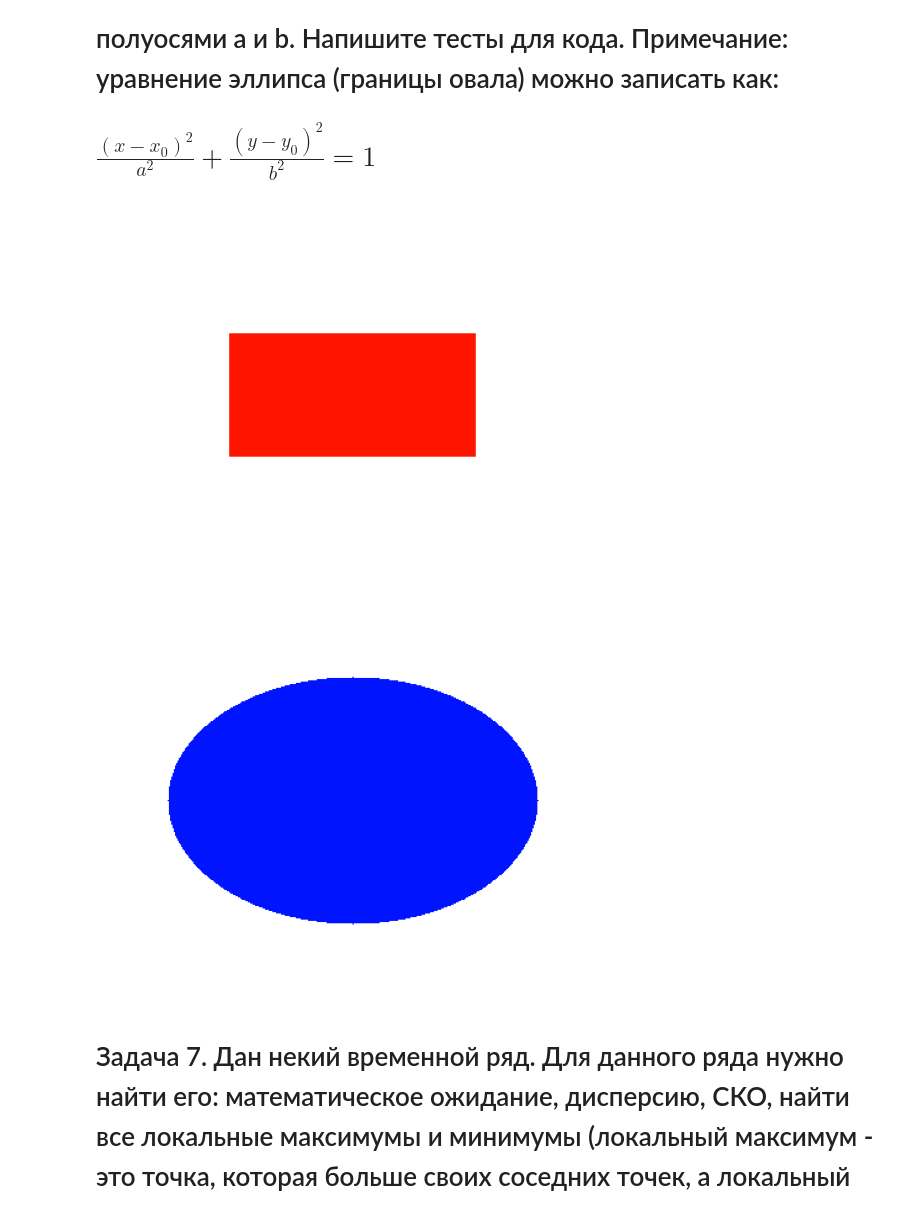
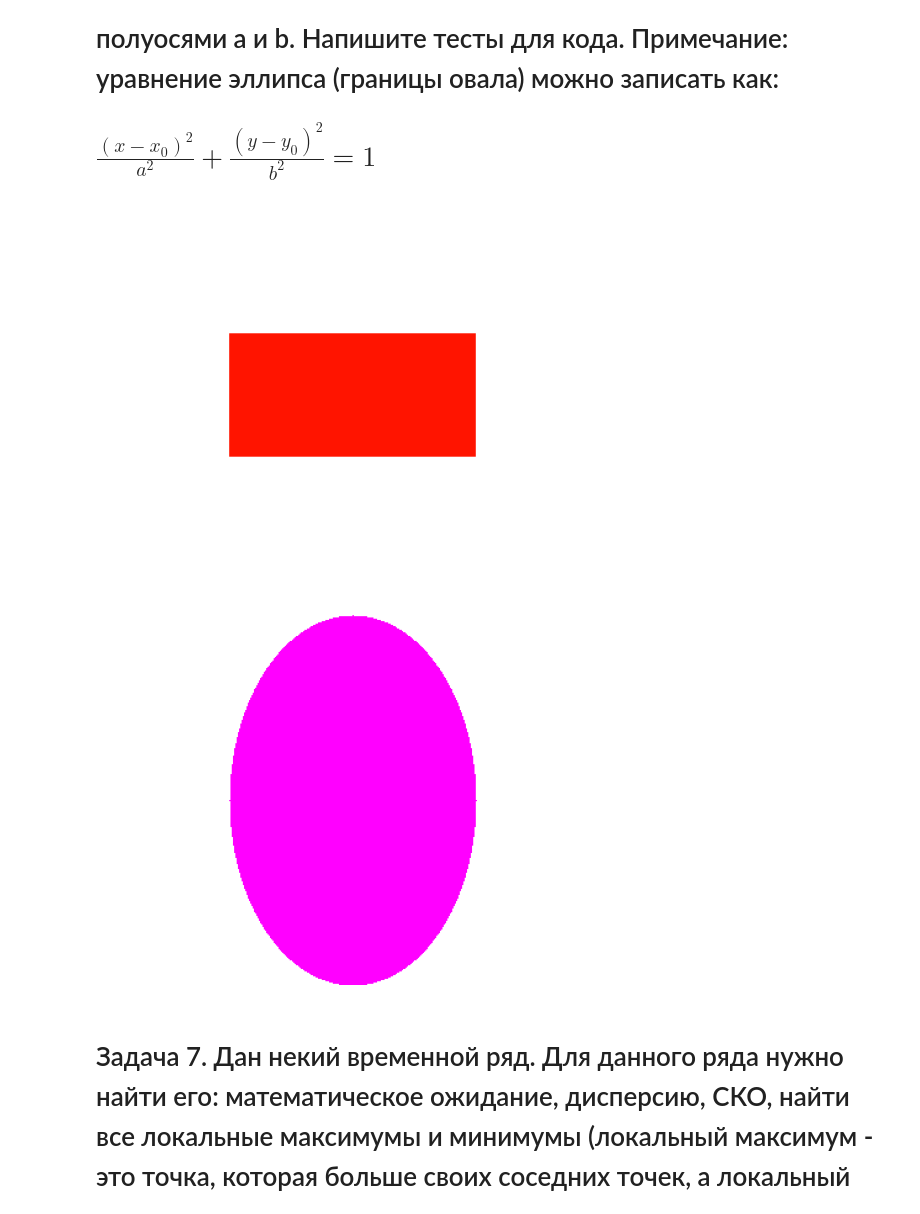
Before and after one commit to Vihla09/Lab1, a Jupyter notebook: IsNumpy.ipynb, the cells around one changed output. Drawn from its saved outputs; the diff is of its cells as text; code cells hidden in the pictures.

```diff
--- a/IsNumpy.ipynb
+++ b/IsNumpy.ipynb
@@ -173,8 +211,7 @@ chess(7,4,15,4)
 Примечание: уравнение эллипса (границы овала) можно записать как:
 <h1>$\frac{(x-x_0)^2}{a^2}+\frac{(y-y_0)^2}{b^2}=1$
 # %%
-import numpy as np
-import matplotlib.pyplot as plt
+
 
 def draw_rectangle(a, b, m, n, rectangle_color, background_color):
 
@@ -191,35 +228,35 @@ def draw_rectangle(a, b, m, n, rectangle_color, background_color):
     # Отображаем изображение
     plt.imshow(image)
     plt.axis('off')
     plt.show()
 
 def draw_ellipse(a, b, m, n, ellipse_color, background_color):
 
     #Овал на изображении заданного размера с заданными цветами.
     image = np.full((m, n, 3), background_color, dtype=np.uint8)
 
     #Центр овала
     x0, y0 = int(n / 2), int(m / 2)
 
     #Координатную сетка
     y, x = np.ogrid[0:m, 0:n]
     # Уравнение овала
     mask = ((x - x0) ** 2 / (a ** 2) + (y - y0) ** 2 / (b ** 2)) <= 1
 
     #Овал
     image[mask] = ellipse_color
 
     # Отображаем изображение
     plt.imshow(image)
     plt.axis('off')
     plt.show()
 
 # Тесты
 draw_rectangle(200, 100, 300, 400, (255, 20, 0), (255, 255, 255))
-draw_ellipse(150, 100, 300, 400, (0, 20, 255), (255, 255, 255))
+draw_ellipse(100, 150, 300, 400, (255, 0, 255), (255, 255, 255))
 # %% [output]
 [figure]
-[figure, old version]
+[figure, new version]
 # %% [markdown]
 <h1>Задача 7. Дан некий временной ряд. Для данного ряда нужно найти его: математическое ожидание, дисперсию, СКО, найти все локальные максимумы и минимумы (локальный максимум - это точка, которая больше своих соседних точек, а локальный минимум - это точка, которая меньше своих соседей), а также вычислить для данного ряда другой ряд, получаемый методом скользящего среднего с размером окна $p$.
 <h1>Примечание: метод скользящего среднего подразумевает нахождение среднего из подмножетсва ряда размером $p$
```
Also changed, not shown: parts of 4 cells of this notebook, 1 other file.
